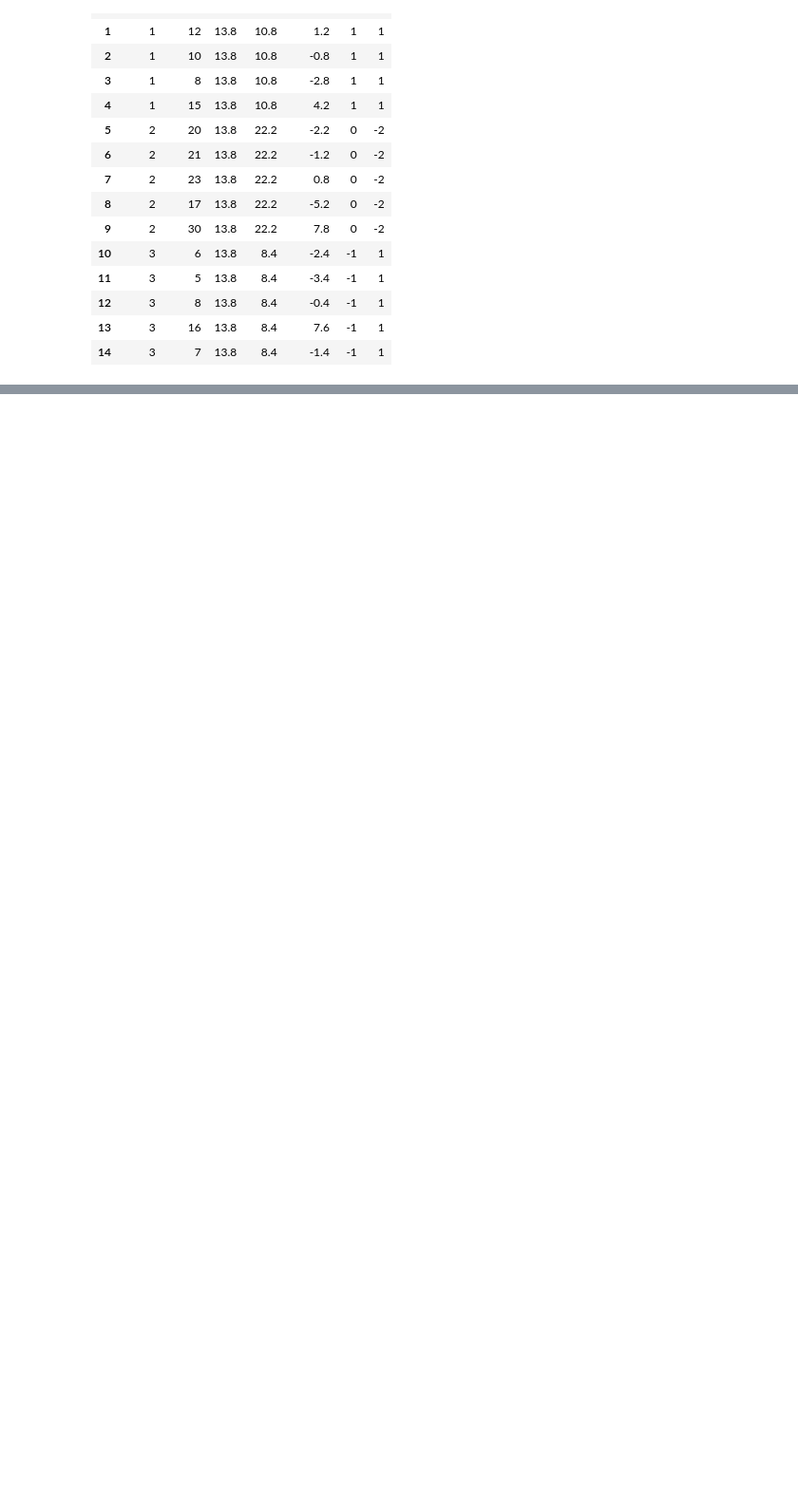
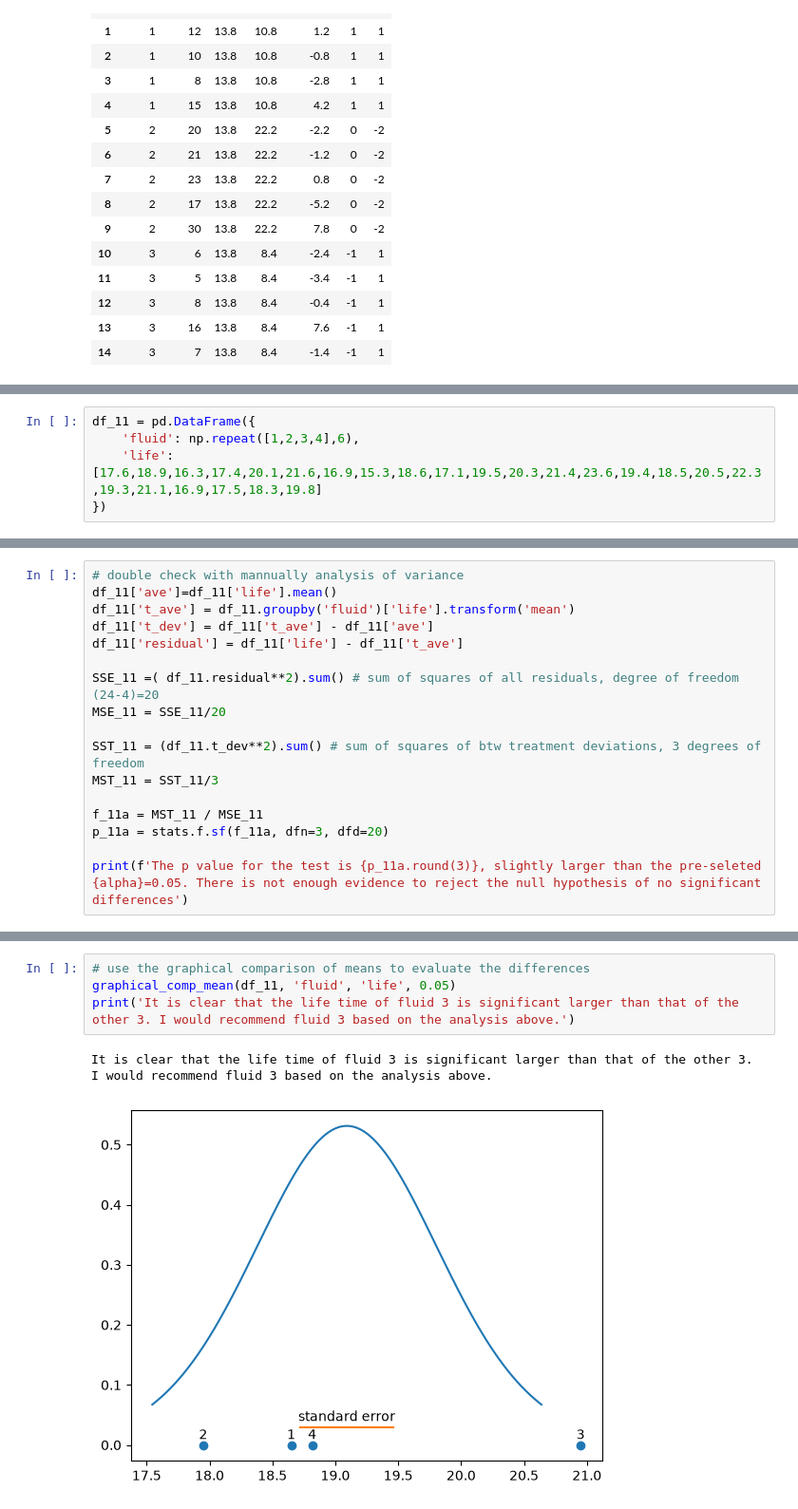
Before and after one commit to Peiguang2024/design-of-experiment, a Jupyter notebook: Montgomery/chapter3.ipynb, the cells around one changed output, grey strips where cells are left out. Shown at 95% size. Cells and saved outputs as stored; diff of their text form; blank space fills up the shorter version.

```diff
--- a/Montgomery/chapter3.ipynb
+++ b/Montgomery/chapter3.ipynb
@@ -832,0 +841,5 @@ plt.show()
+# %%
+df_11 = pd.DataFrame({
+    'fluid': np.repeat([1,2,3,4],6),
+    'life': [17.6,18.9,16.3,17.4,20.1,21.6,16.9,15.3,18.6,17.1,19.5,20.3,21.4,23.6,19.4,18.5,20.5,22.3,19.3,21.1,16.9,17.5,18.3,19.8]
+})
@@ -832,0 +852,17 @@ plt.show()
+# %%
+# double check with mannually analysis of variance
+df_11['ave']=df_11['life'].mean()
+df_11['t_ave'] = df_11.groupby('fluid')['life'].transform('mean')
+df_11['t_dev'] = df_11['t_ave'] - df_11['ave']
+df_11['residual'] = df_11['life'] - df_11['t_ave']
+
+SSE_11 =( df_11.residual**2).sum() # sum of squares of all residuals, degree of freedom (24-4)=20
+MSE_11 = SSE_11/20
+
+SST_11 = (df_11.t_dev**2).sum() # sum of squares of btw treatment deviations, 3 degrees of freedom
+MST_11 = SST_11/3
+
+f_11a = MST_11 / MSE_11
+p_11a = stats.f.sf(f_11a, dfn=3, dfd=20)
+
+print(f'The p value for the test is {p_11a.round(3)}, slightly larger than the pre-seleted {alpha}=0.05. There is not enough evidence to reject the null hypothesis of no significant differences')
@@ -832,0 +908,7 @@ plt.show()
+# %%
+# use the graphical comparison of means to evaluate the differences
+graphical_comp_mean(df_11, 'fluid', 'life', 0.05)
+print('It is clear that the life time of fluid 3 is significant larger than that of the other 3. I would recommend fluid 3 based on the analysis above.')
+# %% [output]
+It is clear that the life time of fluid 3 is significant larger than that of the other 3. I would recommend fluid 3 based on the analysis above.
+[figure, added]
```
Also changed, not shown: parts of 27 cells of this notebook, 2 other files.
